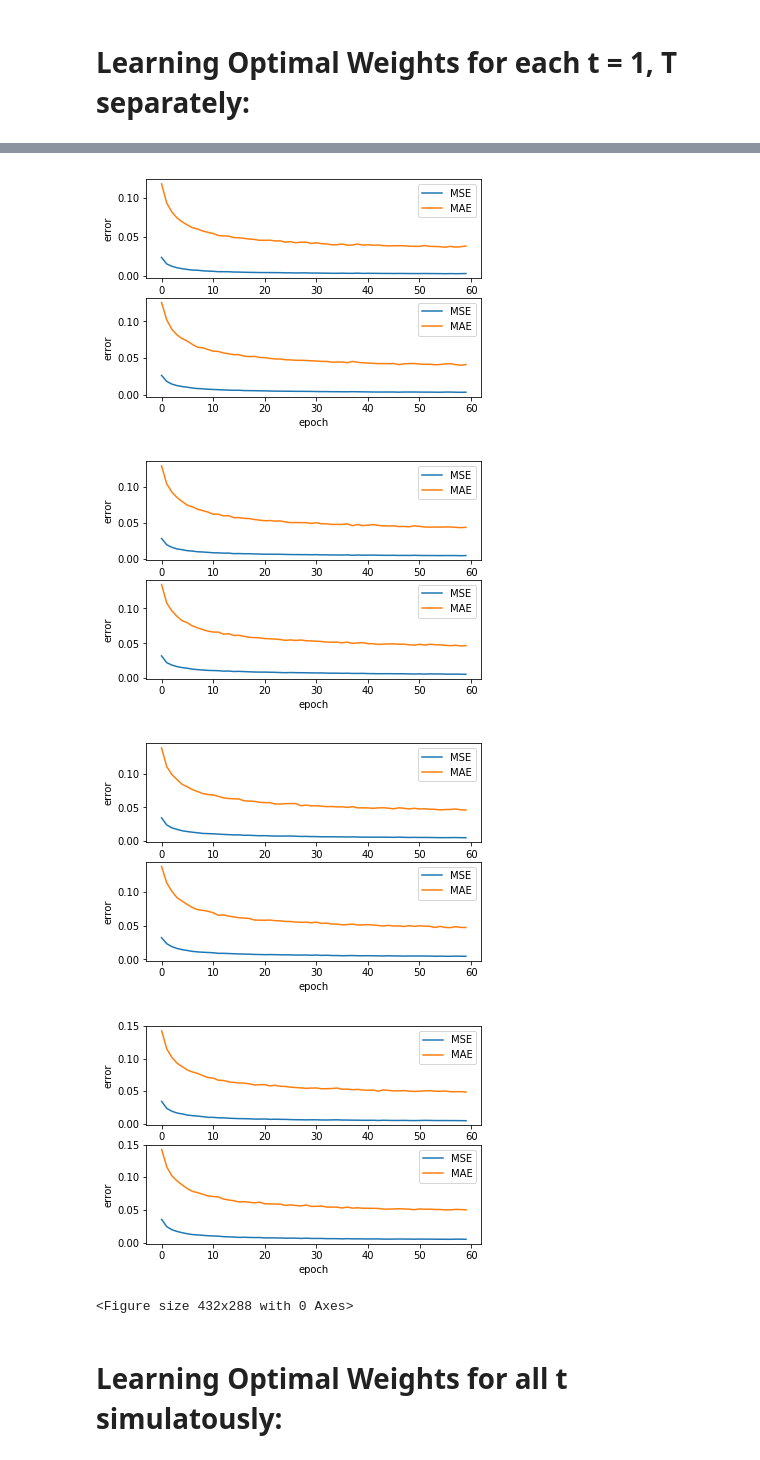
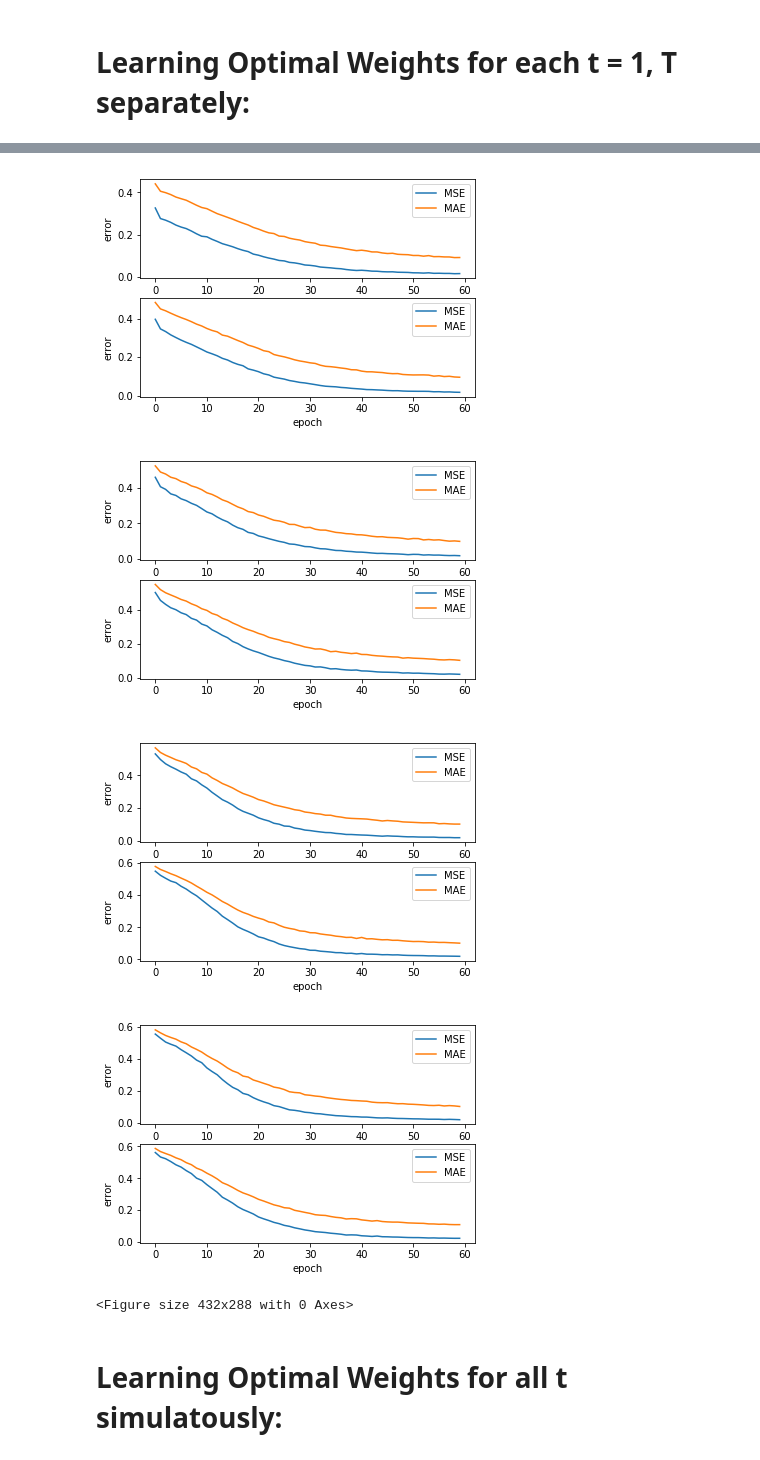
Before and after one commit to paula-gradu/El-Nino, a Jupyter notebook: Regression Using Feed-Forward Neural Network [REDUCED FEATURE SET].ipynb, the cells around one changed output, grey strips where cells are left out. Drawn from its saved outputs; the diff is of its cells as text; code cells hidden in the pictures.

```diff
--- a/Regression Using Feed-Forward Neural Network [REDUCED FEATURE SET].ipynb
+++ b/Regression Using Feed-Forward Neural Network [REDUCED FEATURE SET].ipynb
@@ -6,2 +7,9 @@ import tensorflow as tf
 from sklearn.metrics import mean_absolute_error
 from sklearn.metrics import mean_squared_error
+# %%
+def reset_weights(model):
+    session = K.get_session()
+    for layer in model.layers:
+        if hasattr(layer, 'kernel_initializer'):
+            layer.kernel.initializer.run(session=session)
+            layer.bias.initializer.run(session=session)
@@ -134,8 +148,6 @@ val_pred_corr = np.zeros(T)
 individual_val_pred = {}
 # %%
 for t in range(T):
-
-    individual_model.reset_states()
 
     individual_model.compile(optimizer='adam', loss='mae', metrics=['mse', 'mae'])
 
@@ -158,4 +170,6 @@ for t in range(T):
 
     if((1 + t) % 2 == 0):
         plt.figure();
+
+    reset_weights(individual_model)
 # %% [output]
@@ -164,7 +178,7 @@ for t in range(T):
-[figure, old version]
+[figure, new version]
-[figure, old version]
+[figure, new version]
-[figure, old version]
+[figure, new version]
-[figure, old version]
+[figure, new version]
 <Figure size 432x288 with 0 Axes>
 # %% [markdown]
 # Learning Optimal Weights for all t simulatously:
```
Also changed, not shown: parts of 35 cells of this notebook.
